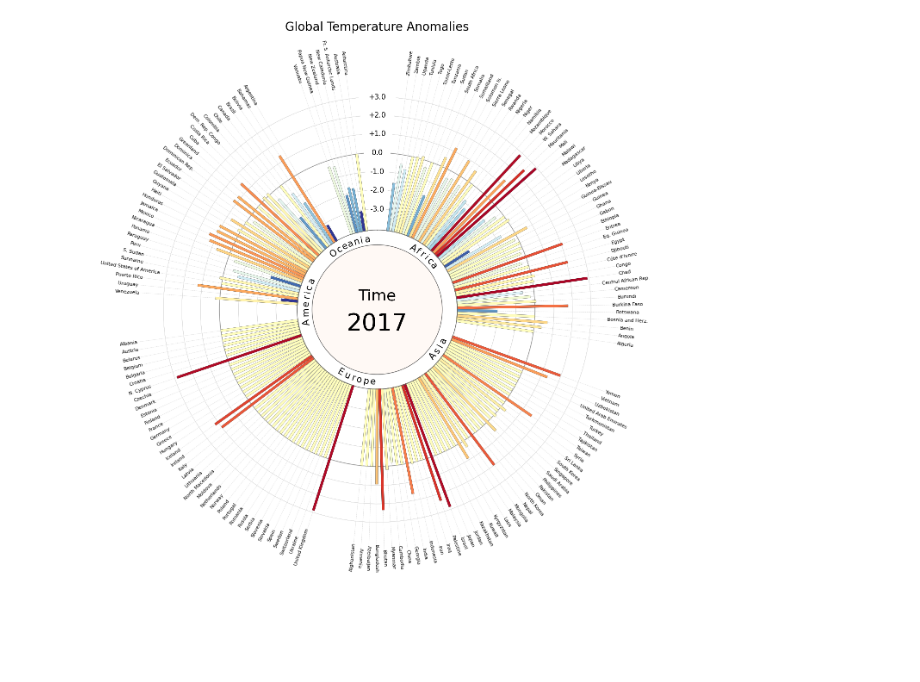
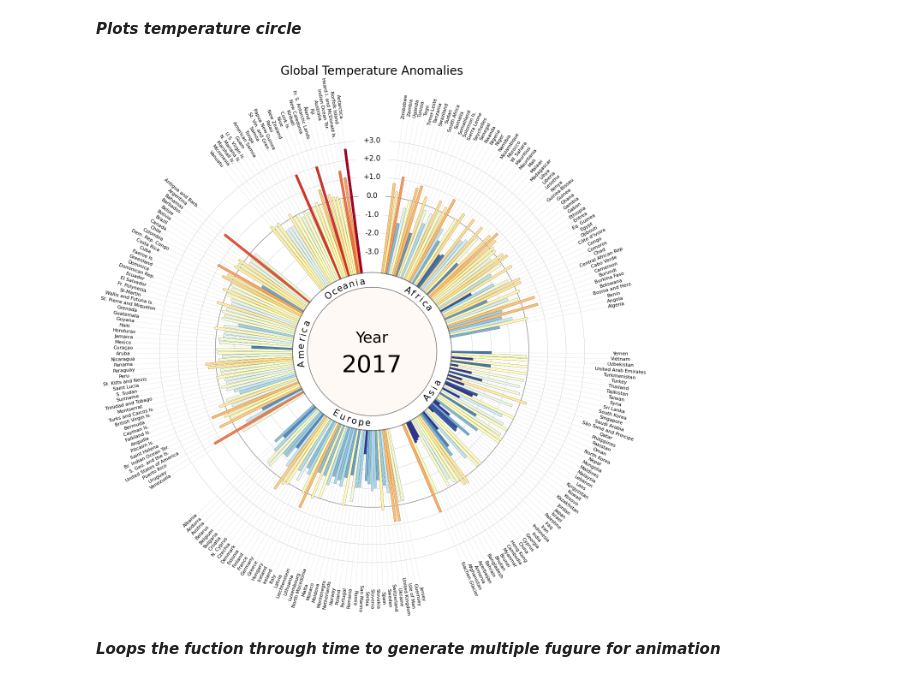
Before and after one commit to John-Amal/DestinE-work, a Jupyter notebook: ntbks/py/others/Temperature_cirlce.ipynb, the cells around one changed output. Drawn from its saved outputs; the diff is of its cells as text; code cells hidden in the pictures; blank space fills up the shorter version.

Commit message:
Temperature Circle

```diff
--- a/ntbks/py/others/Temperature_cirlce.ipynb
+++ b/ntbks/py/others/Temperature_cirlce.ipynb
@@ -23,5 +30,9 @@ from scipy.interpolate import griddata
 # %%
-def plot_temperature_cirle(data,year='2017',cmap=None,vMin=-3,vMax=3,optnm=None):
+# This fuction is written by adapting the script from Antti Lipponen from <https://gist.github.com/anttilipp/6b572512ef53cfc6bf949afdc8eb6720>
+# The script is not optimized for all anomalous values
+# Plot requires values to be in between 3.5 to -4.0
+
+def plot_temperature_cirle(data,tmm='yyyy',figtim='Year',cmap=None,vMin=-3,vMax=3,optnm=None):
     """
     Description:
     The function generates a temperature circle plot based on the provided data, displaying temperature anomalies across different continents and countries.
@@ -31,7 +42,8 @@ def plot_temperature_cirle(data,year='2017',cmap=None,vMin=-3,vMax=3,optnm=None)
     Arguments:
     data (dictonary): A dictionary containing temperature data grouped by continents and countries.
                       Use function categorize_countries_by_continents to generate values.
-    year: str, The year being plotted (default is 2017).
+    tmm: str, The year/day being plotted (default is yyyy).
+    figtim: str, Figure time name corresponding to the year/day/time being plotted (default is Year)
     cmap: str, A colormap for representing the temperature values (default is None).
     vMin: float, Minimum value for normalization of the colormap (default is -3).
     vMax: float, Maximum value for normalization of the colormap (default is 3).
@@ -45,7 +57,7 @@ def plot_temperature_cirle(data,year='2017',cmap=None,vMin=-3,vMax=3,optnm=None)
     # Font and background
     backgroundcolor =  '#ffffff' #'#faf2eb'
     fontname = None #'Lato'
-    yearname = year # ploting year
+    yearname = tmm # ploting year
 
     # Fuction to define the circular plot
     def rotText(areaText, defaultspacing, rotangleoffset, rText, fontname):
@@ -190,7 +202,7 @@ def plot_temperature_cirle(data,year='2017',cmap=None,vMin=-3,vMax=3,optnm=None)
     plt.text(
         0.0,
         0.27,
-        'Time',
+        figtim,
         {'ha': 'center', 'va': 'center'},
         fontsize=26,
         fontname=fontname,
@@ -281,10 +293,10 @@ def categorize_countries_by_continents(tas, lon, lat, glbmn):
     tas (array): Temperature data array.
     lon (array): Array of longitudes corresponding to the temperature data.
     lat (array): Array of latitudes corresponding to the temperature data.
-    glbnm (array) : Global mean value
+    glbnm (array) : Global mean values
 
     Returns:
-    str: A string containing the categorized countries by continents along with their mean values.
+    dict: A dictonary containing the categorized countries by continents along with their mean values.
     """
     # Get the continent information for each country
     countries = regionmask.defined_regions.natural_earth_v4_1_0.countries_50
@@ -319,16 +331,8 @@ def categorize_countries_by_continents(tas, lon, lat, glbmn):
         Dcn = tas.where(mask)
         Cmn = glbmn.where(mask)
         Can = (Dcn - Cmn)/Cmn
-        mn = (Can.mean(dim=['lat','lon']))*100
-
-        mn = mn.where(~((mn > 3) | (mn < -4)), 0.0)
-        # mn = mn.where(~((mn > 0) | (mn < 0)), 0.0)
-
-        # mn = ((Mn-glbmn)/glbmn)*10
-
-        # Mn = tas.where(mask).mean(dim=['lat','lon'])
-        # nm = countries.names[i]
-        #
+        mn = (Can.mean(dim=['lat','lon']))*100       # just a sample way of anomaly calculation; need to be improved with region mask and climatology
+        mn = mn.where(~((mn > 3.5) | (mn < -4)), 0.0)  # need to fix this, the current plot gives an error if the values are less than -4.0
 
         try:
             country_alpha_2 = country_name_to_country_alpha2(nm)
@@ -384,5 +370,10 @@ LT=tmp.lat
 # %%
+# Load data
 t2mfile = "/work/bm1378/a270229/nudge_files/testruns/LUMI_runs/tco1279l137/test/2t.nc"
 ds = xr.open_dataset(t2mfile)
 tmp = ds['2t']
-tas = tmp.isel(lon=slice(0, -1, 20), lat=slice(1, -1, 20))
+tas = tmp #.isel(lon=slice(0, -1, 20), lat=slice(1, -1, 20))
+
+# Calculate climatology and anomaly
+climatology = tas.mean(dim='time')
+#anomaly = ((tas - climatology)/climatology)*100
@@ -392,6 +382,6 @@ climatology = tas.mean(dim='time')
 # %%
-# anomaly[0].plot()
 lon = tas.lon  # Your longitude data
 lat = tas.lat  # Your latitude data
-dat = tas[150]  # Your 'tas' array data
+dat = tas[50]  # Your 'tas' array data
 result = categorize_countries_by_continents(dat, lon, lat, climatology)
+result
@@ -398,6 +406,11 @@ result = categorize_countries_by_continents(dat, lon, lat, climatology)
+# %% [markdown]
+***Plots temperature circle***
 # %%
-plot=plot_temperature_cirle(result,cmap='RdYlBu_r',vMin=-3,vMax=3,optnm='sam.png')
+plot=plot_temperature_cirle(result,tmm='2017', figtim='Year',
+                            cmap='RdYlBu_r',vMin=-2.5,vMax=2.5)
 plot.show()
 # %% [output]
-[figure, old version]
+[figure, new version]
+# %% [markdown]
+***Loops the fuction through time to generate multiple fugure for animation***
 # %%
```
Also changed, not shown: parts of 16 cells of this notebook.
